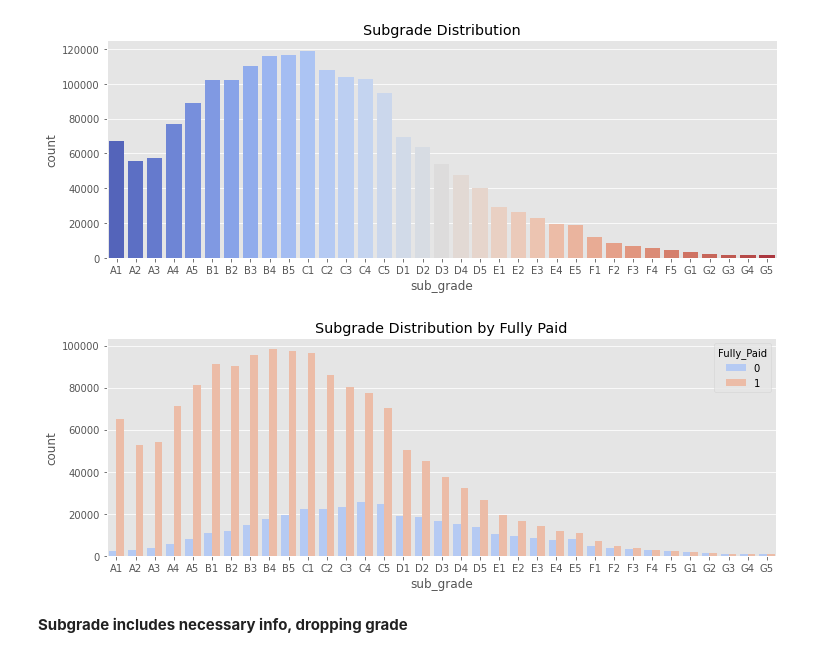
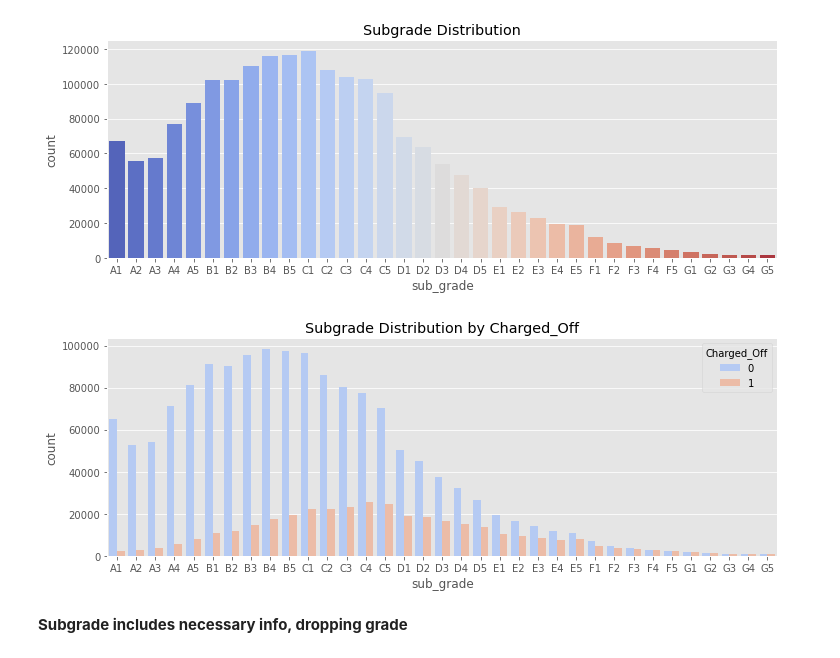
Before and after one commit to smeteo/Lending_Club_Credit_Risk_Analysis, a Jupyter notebook: Lending_Club_v05.ipynb, the cells around one changed output. Saved outputs shown, nothing was run; the diff lists cells and outputs as text; code cells hidden in the pictures.

```diff
--- a/Lending_Club_v05.ipynb
+++ b/Lending_Club_v05.ipynb
@@ -328,3 +359,3 @@ plt.show()
 # %%
-df['Fully_Paid'] = df['loan_status'].map({'Fully Paid':1,'Charged Off':0})
+df['Charged_Off'] = df['loan_status'].map({'Fully Paid':0,'Charged Off':1})
 df.drop('loan_status', axis=1, inplace=True)
@@ -385,10 +418,10 @@ plt.title('Subgrade Distribution');
 # %%
 plt.figure(figsize=(12,4))
 subgrade_order = sorted(df['sub_grade'].unique())
-sns.countplot(x='sub_grade',data=df,order = subgrade_order,palette='coolwarm', hue='Fully_Paid' )
-plt.title('Subgrade Distribution by Fully Paid');
+sns.countplot(x='sub_grade',data=df,order = subgrade_order,palette='coolwarm', hue='Charged_Off' )
+plt.title('Subgrade Distribution by Charged_Off');
 # %% [output]
-[figure, old version]
+[figure, new version]
 # %% [markdown]
 **Subgrade includes necessary info, dropping grade**
 # %%
```
Also changed, not shown: parts of 19 cells of this notebook.
